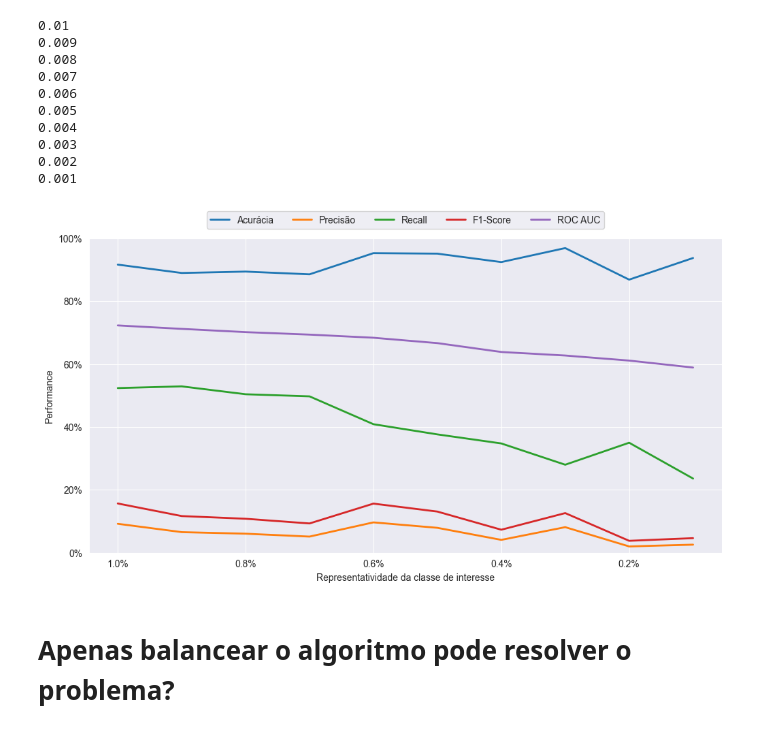
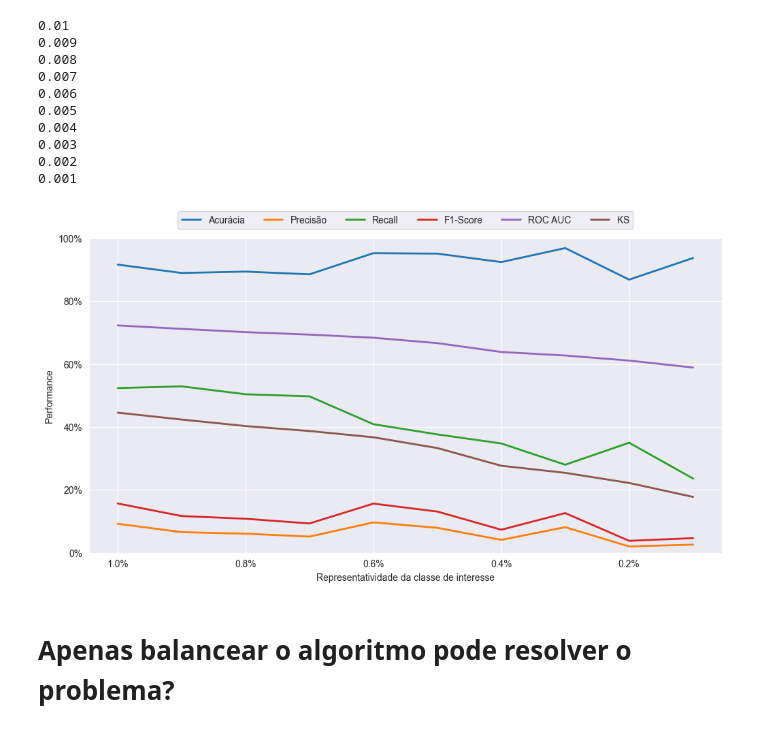
Before and after one commit to zheage/Dissertacao, a Jupyter notebook: Notebook/Simulações/Performance em dados desbalanceados.ipynb, the cells around one changed output. Cells and saved outputs as stored; diff of their text form; code cells hidden in the pictures.

```diff
--- a/Notebook/Simulações/Performance em dados desbalanceados.ipynb
+++ b/Notebook/Simulações/Performance em dados desbalanceados.ipynb
@@ -41,6 +41,8 @@ Name: count, dtype: int64
 # %% [markdown]
 # [Simulação] Perda de Performance conforme o desbalanceamento da base aumenta
 # %%
+from scipy.stats import ks_2samp
+
 # Vamos gerar bases de dados desbalanceadas de 50% até 1% de desbalanceamento
 prop_list = [round(x, 2) for x in np.arange(0.5, 0.001, -0.01)]
 metricas = pd.DataFrame()
@@ -84,6 +86,9 @@ for prop in prop_list:
     # Métricas & Previsão
     y_pred = [1 if x >= optimal_threshold else 0 for x in y_probs]
 
+    # Cálculo do KS
+    ks_stat, _ = ks_2samp(y_probs[y_test == 0], y_probs[y_test == 1])
+
     performance = pd.DataFrame(
         {
             "Proporção" : [prop],
@@ -93,7 +98,8 @@ for prop in prop_list:
             "Recall" : [recall_score(y_test, y_pred)],
             "F1 Score" : [f1_score(y_test, y_pred)],
             "ROC AUC Score" : [roc_auc_score(y_test, y_pred)],
-            "Optimal Threshold" : [optimal_threshold]
+            "Optimal Threshold" : [optimal_threshold],
+            "KS" : [ks_stat]
         }
     )
 
@@ -173,4 +185,6 @@ plt.show()
 # %%
+from scipy.stats import ks_2samp
+
 # Vamos gerar bases de dados desbalanceadas de 50% até 1% de desbalanceamento
 prop_list = [round(x, 3) for x in np.arange(0.01, 0.0001, -0.001)]
 metricas_caso_extremo = pd.DataFrame()
@@ -215,6 +229,9 @@ for prop in prop_list:
     # Métricas & Previsão
     y_pred = [1 if x >= optimal_threshold else 0 for x in y_probs]
 
+    # Cálculo do KS
+    ks_stat, _ = ks_2samp(y_probs[y_test == 0], y_probs[y_test == 1])
+
     performance = pd.DataFrame(
         {
             "Proporção" : [prop],
@@ -224,7 +241,8 @@ for prop in prop_list:
             "Recall" : [recall_score(y_test, y_pred)],
             "F1 Score" : [f1_score(y_test, y_pred)],
             "ROC AUC Score" : [roc_auc_score(y_test, y_pred)],
-            "Optimal Threshold" : [optimal_threshold]
+            "Optimal Threshold" : [optimal_threshold],
+            "KS" : [ks_stat]
         }
     )
 
@@ -241,9 +259,6 @@ for prop in prop_list:
 0.002
 0.001
 # %%
-import matplotlib.pyplot as plt
-import numpy as np
-
 plt.figure(figsize=(12, 6))
 
 plt.plot(
@@ -276,35 +291,41 @@ plt.plot(
     linewidth=2,
     label='ROC AUC'
 )
+plt.plot(
+    metricas_caso_extremo['Proporção'],
+    metricas_caso_extremo['KS'],
+    linewidth=2,
+    label='KS'
+)
 
 plt.gca().invert_xaxis()
 
 # Eixo Y
 plt.yticks(
     np.arange(0, 1.1, 0.2),
     [f'{int(i*100)}%' for i in np.arange(0, 1.1, 0.2)]
 )
 plt.ylim(0, 1)
 
 # Eixo X
 plt.xticks(
     np.linspace(0.01, 0, 6),
     [f'{i*100}%' for i in np.linspace(0.01, 0, 6)]
 )
 
 plt.xlabel("Representatividade da classe de interesse")
 plt.ylabel("Performance")
 
 plt.legend(
     loc='upper center',
     ncol=10,
     bbox_to_anchor=(0.5, 1.1)
 )
 plt.grid()
 plt.plot()
 
 plt.show()
 # %% [output]
-[figure, old version]
+[figure, new version]
 # %% [markdown]
 # Apenas balancear o algoritmo pode resolver o problema?
```
Also changed, not shown: parts of 6 cells of this notebook, 30 other files.
